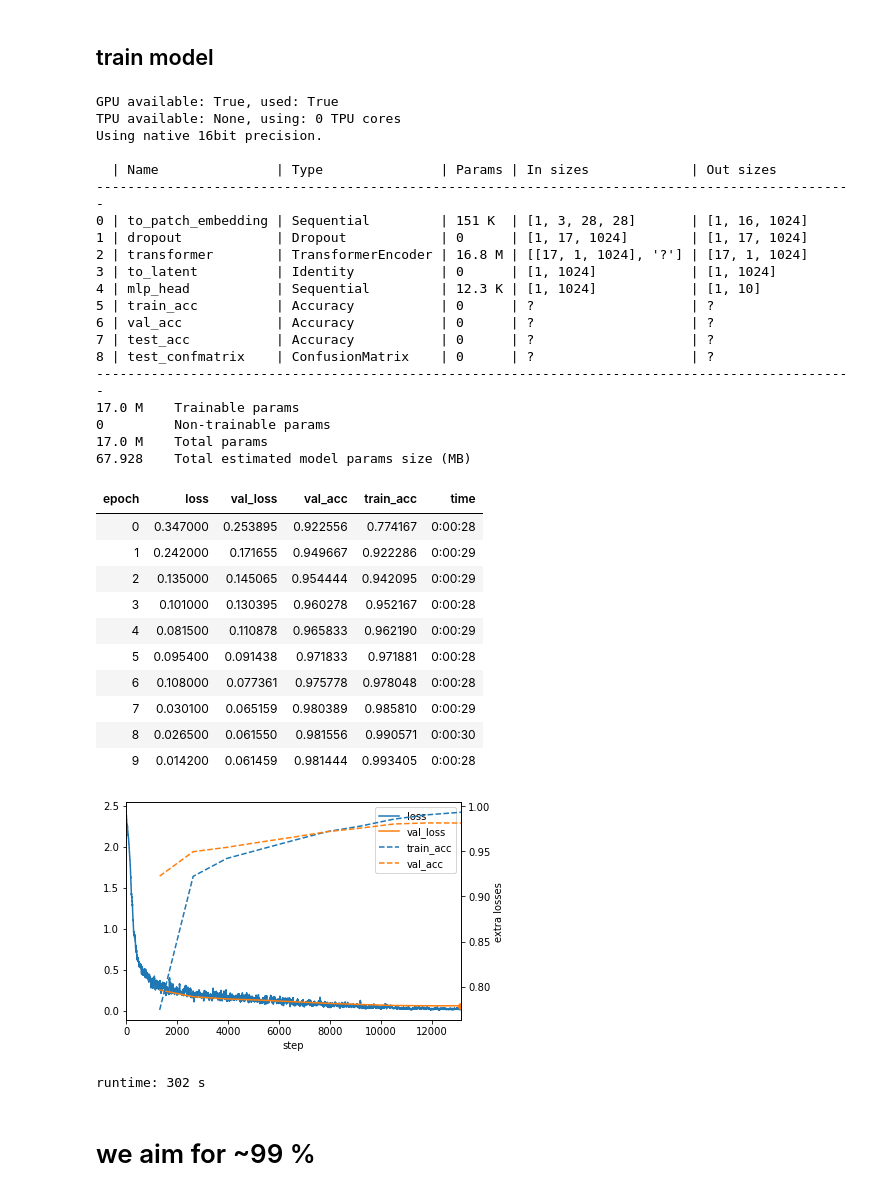
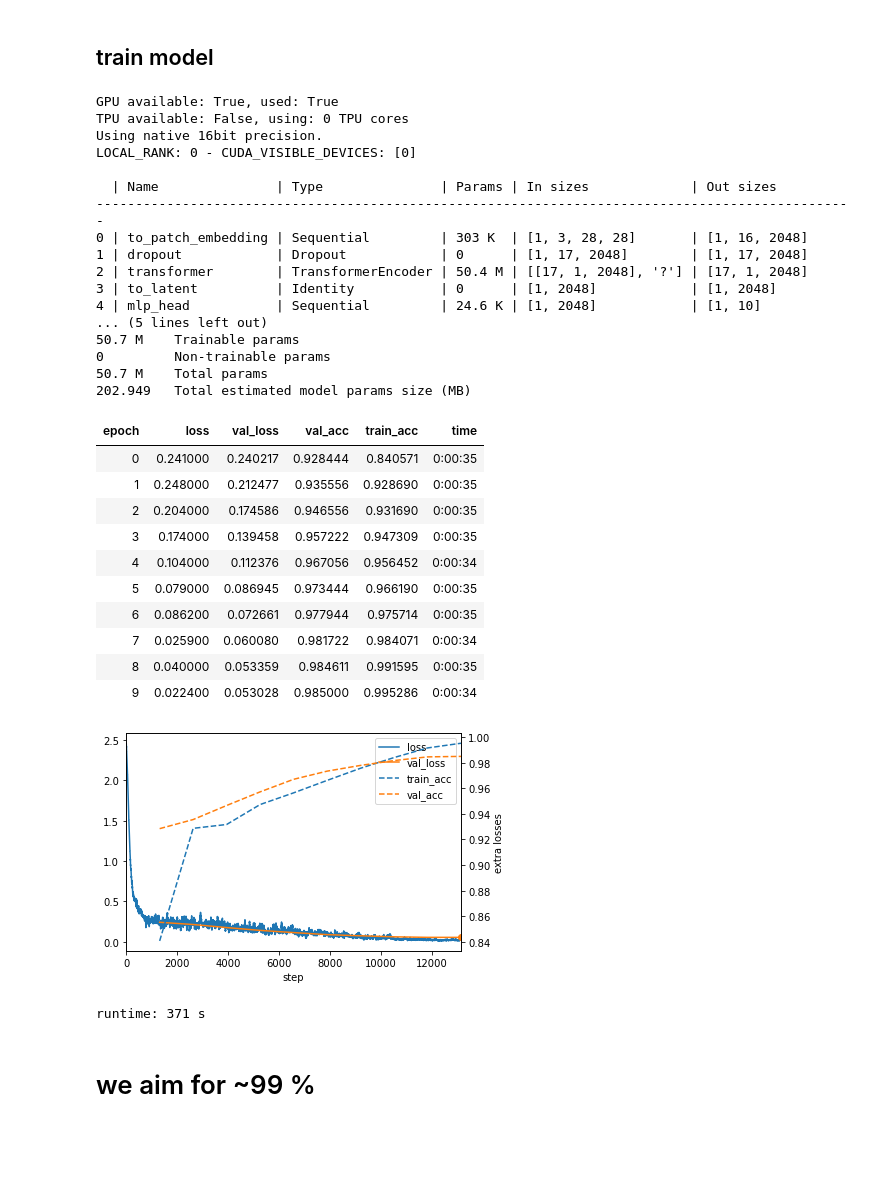
Before and after one commit to immanuelweber/tutorials, a Jupyter notebook: tutorial-vision_transformer-pytorch.ipynb, the cells around one changed output. Saved outputs shown, nothing was run; the diff lists cells and outputs as text; code cells hidden in the pictures; blank space fills up the shorter version.

```diff
--- a/tutorial-vision_transformer-pytorch.ipynb
+++ b/tutorial-vision_transformer-pytorch.ipynb
@@ -479,14 +479,15 @@ vit_model = ViT(
     data.size(),
     patch_size=patch_size,
     num_classes=num_classes,
-    dim=1024,
+    dim=2048, # 1024
     depth=2, # 6
-    heads=8, # 16
-    mlp_dim=2048,
+    heads=16, # 16
+    mlp_dim=2048, # 2048
     dropout=0.1,
     emb_dropout=0.1,
     lr=lr,
     scheduler=scheduler,
+    pool="cls", #"cls"
 )
 
 img = torch.randn(1, 3, 28, 28)
@@ -506,7 +507,7 @@ tb_logger = pl.loggers.TensorBoardLogger("/home/mtadmin/projects/tensorboard_log
 
 plotter = ProgressPlotter()
 callbacks = [
-    ProgressBar(),
+    LightProgressBar(),
     ProgressPrinter(),
     plotter,
     LearningRateMonitor(log_momentum=True),
@@ -530,59 +531,56 @@ callbacks = [
 # )
 # callbacks += [model_checker]
 
 # model = rn_model # baseline model
 model = vit_model
 
 max_epochs = 10
 limit_train_batches = 1.0
 # limit_train_batches = 0.1 # 1.0 by default/full set, use this to check training on a smaller train set, also exists for val and test set
 trainer = pl.Trainer(
     max_epochs=max_epochs,
     gpus=1,
     callbacks=callbacks,
     logger=[tb_logger],
     precision=16,
 #     fast_dev_run=True,
     limit_train_batches=limit_train_batches,
 )
 
 start_time = time.time()
 trainer.fit(model, data)
 print(f"runtime: {time.time() - start_time:.0f} s")
 # %% [output]
 GPU available: True, used: True
-TPU available: None, using: 0 TPU cores
+TPU available: False, using: 0 TPU cores
 Using native 16bit precision.
+LOCAL_RANK: 0 - CUDA_VISIBLE_DEVICES: [0]
 
   | Name               | Type               | Params | In sizes             | Out sizes
 -------------------------------------------------------------------------------------------------
-0 | to_patch_embedding | Sequential         | 151 K  | [1, 3, 28, 28]       | [1, 16, 1024]
-1 | dropout            | Dropout            | 0      | [1, 17, 1024]        | [1, 17, 1024]
-2 | transformer        | TransformerEncoder | 16.8 M | [[17, 1, 1024], '?'] | [17, 1, 1024]
-3 | to_latent          | Identity           | 0      | [1, 1024]            | [1, 1024]
-4 | mlp_head           | Sequential         | 12.3 K | [1, 1024]            | [1, 10]
-5 | train_acc          | Accuracy           | 0      | ?                    | ?
-6 | val_acc            | Accuracy           | 0      | ?                    | ?
-7 | test_acc           | Accuracy           | 0      | ?                    | ?
-8 | test_confmatrix    | ConfusionMatrix    | 0      | ?                    | ?
--------------------------------------------------------------------------------------------------
-17.0 M    Trainable params
+0 | to_patch_embedding | Sequential         | 303 K  | [1, 3, 28, 28]       | [1, 16, 2048]
+1 | dropout            | Dropout            | 0      | [1, 17, 2048]        | [1, 17, 2048]
+2 | transformer        | TransformerEncoder | 50.4 M | [[17, 1, 2048], '?'] | [17, 1, 2048]
+3 | to_latent          | Identity           | 0      | [1, 2048]            | [1, 2048]
+4 | mlp_head           | Sequential         | 24.6 K | [1, 2048]            | [1, 10]
+... (5 lines left out)
+50.7 M    Trainable params
 0         Non-trainable params
-17.0 M    Total params
-67.928    Total estimated model params size (MB)
+50.7 M    Total params
+202.949   Total estimated model params size (MB)
 | epoch | loss | val_loss | val_acc | train_acc | time |
-| 0 | 0.347000 | 0.253895 | 0.922556 | 0.774167 | 0:00:28 |
-| 1 | 0.242000 | 0.171655 | 0.949667 | 0.922286 | 0:00:29 |
-| 2 | 0.135000 | 0.145065 | 0.954444 | 0.942095 | 0:00:29 |
-| 3 | 0.101000 | 0.130395 | 0.960278 | 0.952167 | 0:00:28 |
-| 4 | 0.081500 | 0.110878 | 0.965833 | 0.962190 | 0:00:29 |
-| 5 | 0.095400 | 0.091438 | 0.971833 | 0.971881 | 0:00:28 |
-| 6 | 0.108000 | 0.077361 | 0.975778 | 0.978048 | 0:00:28 |
-| 7 | 0.030100 | 0.065159 | 0.980389 | 0.985810 | 0:00:29 |
-| 8 | 0.026500 | 0.061550 | 0.981556 | 0.990571 | 0:00:30 |
-| 9 | 0.014200 | 0.061459 | 0.981444 | 0.993405 | 0:00:28 |
+| 0 | 0.241000 | 0.240217 | 0.928444 | 0.840571 | 0:00:35 |
+| 1 | 0.248000 | 0.212477 | 0.935556 | 0.928690 | 0:00:35 |
+| 2 | 0.204000 | 0.174586 | 0.946556 | 0.931690 | 0:00:35 |
+| 3 | 0.174000 | 0.139458 | 0.957222 | 0.947309 | 0:00:35 |
+| 4 | 0.104000 | 0.112376 | 0.967056 | 0.956452 | 0:00:34 |
+| 5 | 0.079000 | 0.086945 | 0.973444 | 0.966190 | 0:00:35 |
+| 6 | 0.086200 | 0.072661 | 0.977944 | 0.975714 | 0:00:35 |
+| 7 | 0.025900 | 0.060080 | 0.981722 | 0.984071 | 0:00:34 |
+| 8 | 0.040000 | 0.053359 | 0.984611 | 0.991595 | 0:00:35 |
+| 9 | 0.022400 | 0.053028 | 0.985000 | 0.995286 | 0:00:34 |
-[figure, old version]
+[figure, new version]
-runtime: 302 s
+runtime: 371 s
 # %% [markdown]
 # we aim for ~99 %
 # %%
```
Also changed, not shown: parts of 5 cells of this notebook, 2 other files.
